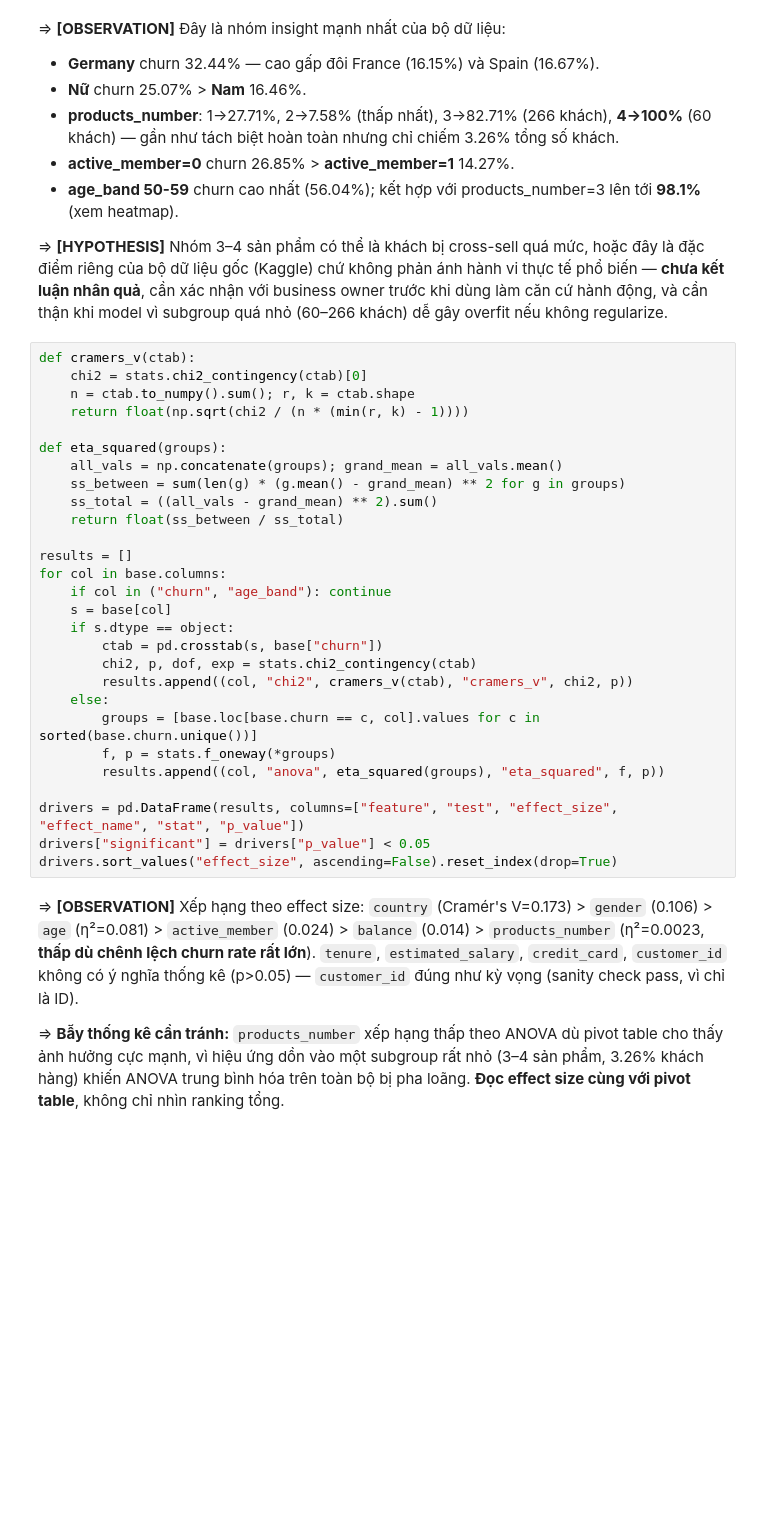
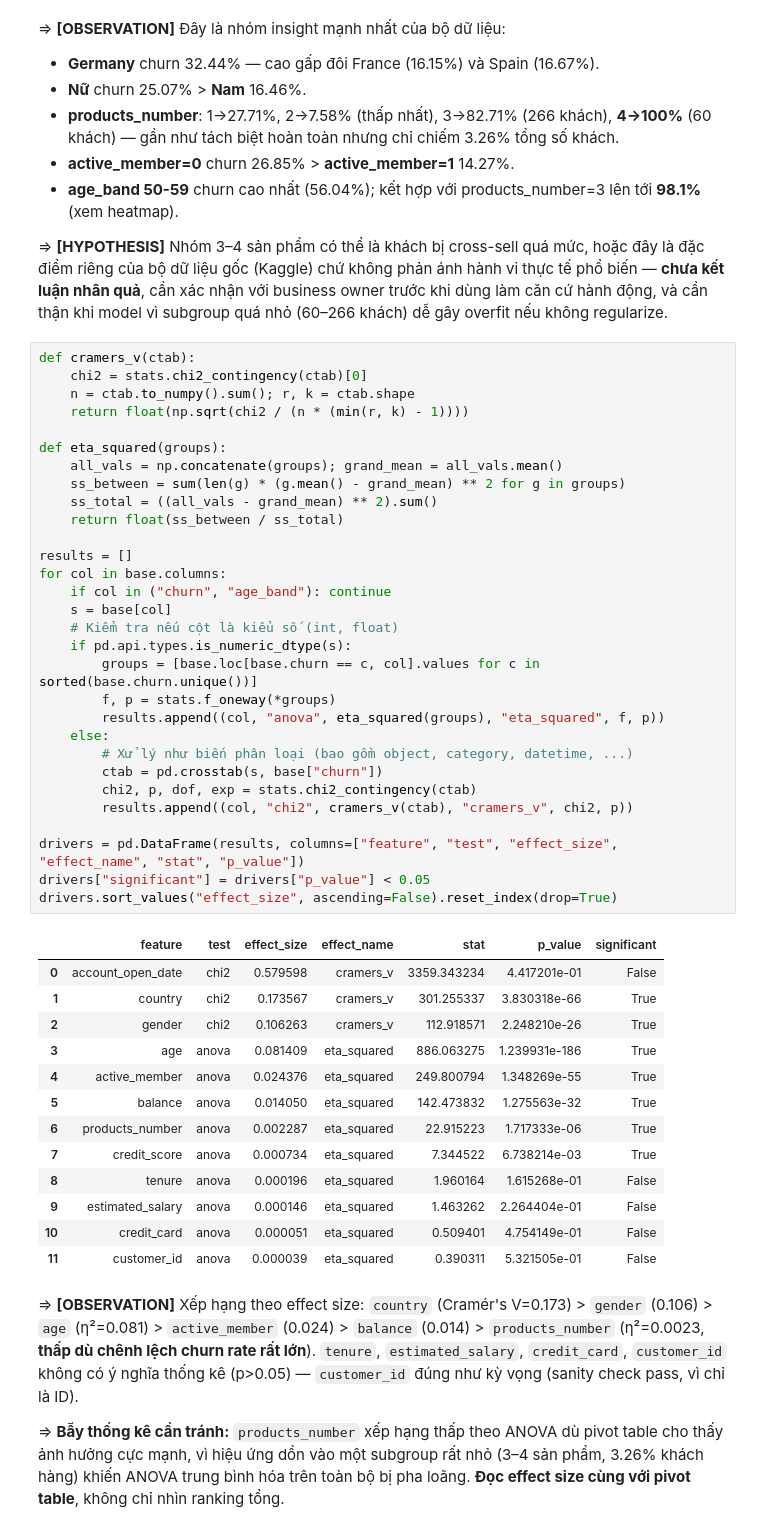
Before and after one commit to sonkd/Churn-Banking-Prediction, a Jupyter notebook: research/notebooks/eda_feature_engineering.ipynb, the cells around one changed output. Cells and saved outputs as stored; diff of their text form; blank space fills up the shorter version.

```diff
--- a/research/notebooks/eda_feature_engineering.ipynb
+++ b/research/notebooks/eda_feature_engineering.ipynb
@@ -308,31 +440,47 @@ plt.tight_layout(); plt.savefig("../outputs/figures/churn_rate_pivot_age_product
 # %%
 def cramers_v(ctab):
     chi2 = stats.chi2_contingency(ctab)[0]
     n = ctab.to_numpy().sum(); r, k = ctab.shape
     return float(np.sqrt(chi2 / (n * (min(r, k) - 1))))
 
 def eta_squared(groups):
     all_vals = np.concatenate(groups); grand_mean = all_vals.mean()
     ss_between = sum(len(g) * (g.mean() - grand_mean) ** 2 for g in groups)
     ss_total = ((all_vals - grand_mean) ** 2).sum()
     return float(ss_between / ss_total)
 
 results = []
 for col in base.columns:
     if col in ("churn", "age_band"): continue
     s = base[col]
-    if s.dtype == object:
+    # Kiểm tra nếu cột là kiểu số (int, float)
+    if pd.api.types.is_numeric_dtype(s):
+        groups = [base.loc[base.churn == c, col].values for c in sorted(base.churn.unique())]
+        f, p = stats.f_oneway(*groups)
+        results.append((col, "anova", eta_squared(groups), "eta_squared", f, p))
+    else:
+        # Xử lý như biến phân loại (bao gồm object, category, datetime, ...)
         ctab = pd.crosstab(s, base["churn"])
         chi2, p, dof, exp = stats.chi2_contingency(ctab)
         results.append((col, "chi2", cramers_v(ctab), "cramers_v", chi2, p))
-    else:
-        groups = [base.loc[base.churn == c, col].values for c in sorted(base.churn.unique())]
-        f, p = stats.f_oneway(*groups)
-        results.append((col, "anova", eta_squared(groups), "eta_squared", f, p))
 
 drivers = pd.DataFrame(results, columns=["feature", "test", "effect_size", "effect_name", "stat", "p_value"])
 drivers["significant"] = drivers["p_value"] < 0.05
 drivers.sort_values("effect_size", ascending=False).reset_index(drop=True)
+# %% [output]
+|  | feature | test | effect_size | effect_name | stat | p_value | significant |
+| 0 | account_open_date | chi2 | 0.579598 | cramers_v | 3359.343234 | 4.417201e-01 | False |
+| 1 | country | chi2 | 0.173567 | cramers_v | 301.255337 | 3.830318e-66 | True |
+| 2 | gender | chi2 | 0.106263 | cramers_v | 112.918571 | 2.248210e-26 | True |
+| 3 | age | anova | 0.081409 | eta_squared | 886.063275 | 1.239931e-186 | True |
+| 4 | active_member | anova | 0.024376 | eta_squared | 249.800794 | 1.348269e-55 | True |
+| 5 | balance | anova | 0.014050 | eta_squared | 142.473832 | 1.275563e-32 | True |
+| 6 | products_number | anova | 0.002287 | eta_squared | 22.915223 | 1.717333e-06 | True |
+| 7 | credit_score | anova | 0.000734 | eta_squared | 7.344522 | 6.738214e-03 | True |
+| 8 | tenure | anova | 0.000196 | eta_squared | 1.960164 | 1.615268e-01 | False |
+| 9 | estimated_salary | anova | 0.000146 | eta_squared | 1.463262 | 2.264404e-01 | False |
+| 10 | credit_card | anova | 0.000051 | eta_squared | 0.509401 | 4.754149e-01 | False |
+| 11 | customer_id | anova | 0.000039 | eta_squared | 0.390311 | 5.321505e-01 | False |
 # %% [markdown]
 => **[OBSERVATION]** Xếp hạng theo effect size: `country` (Cramér's V=0.173) > `gender` (0.106) > `age` (η²=0.081) > `active_member` (0.024) > `balance` (0.014) > `products_number` (η²=0.0023, **thấp dù chênh lệch churn rate rất lớn**). `tenure`, `estimated_salary`, `credit_card`, `customer_id` không có ý nghĩa thống kê (p>0.05) — `customer_id` đúng như kỳ vọng (sanity check pass, vì chỉ là ID).
 
```
Also changed, not shown: parts of 12 cells of this notebook.
